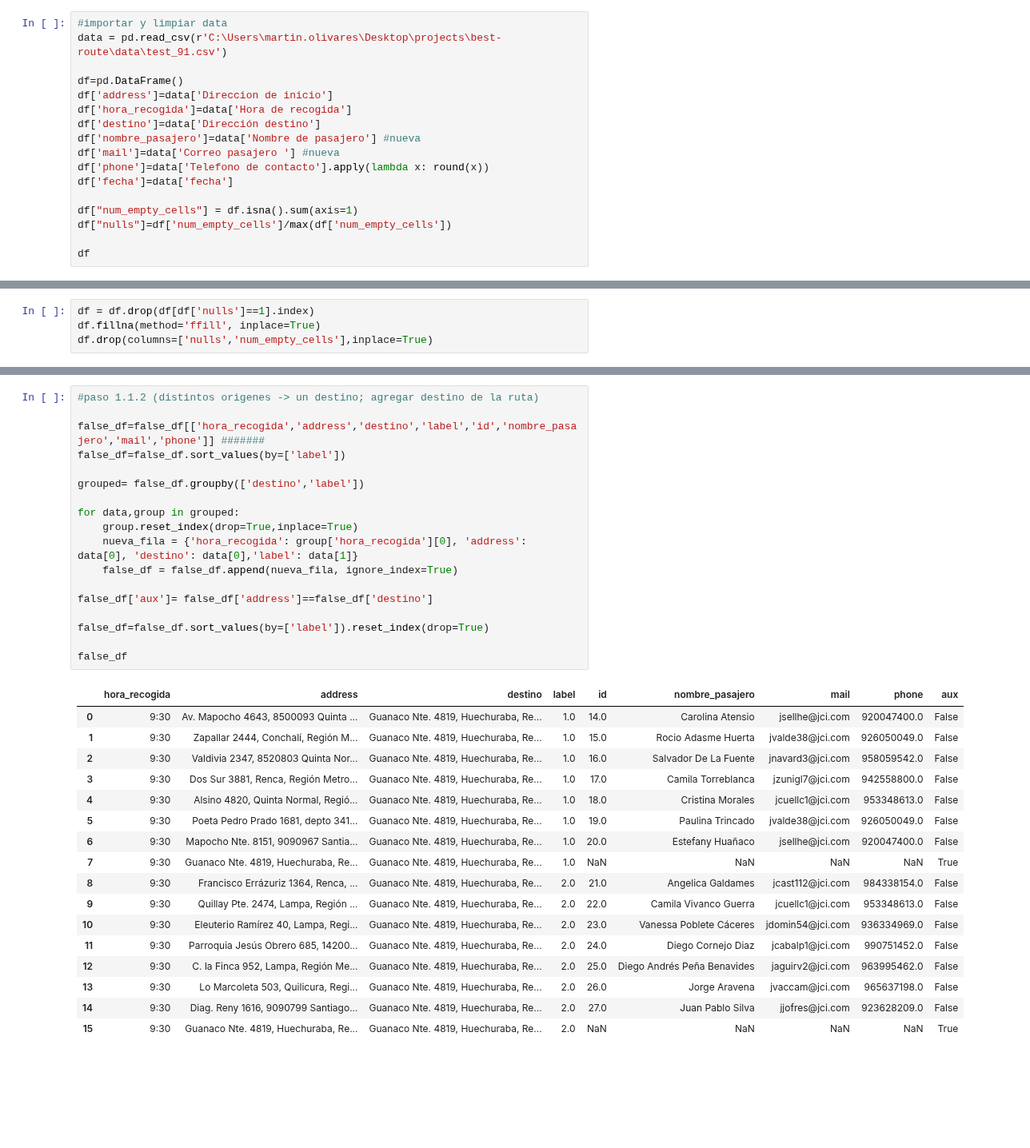
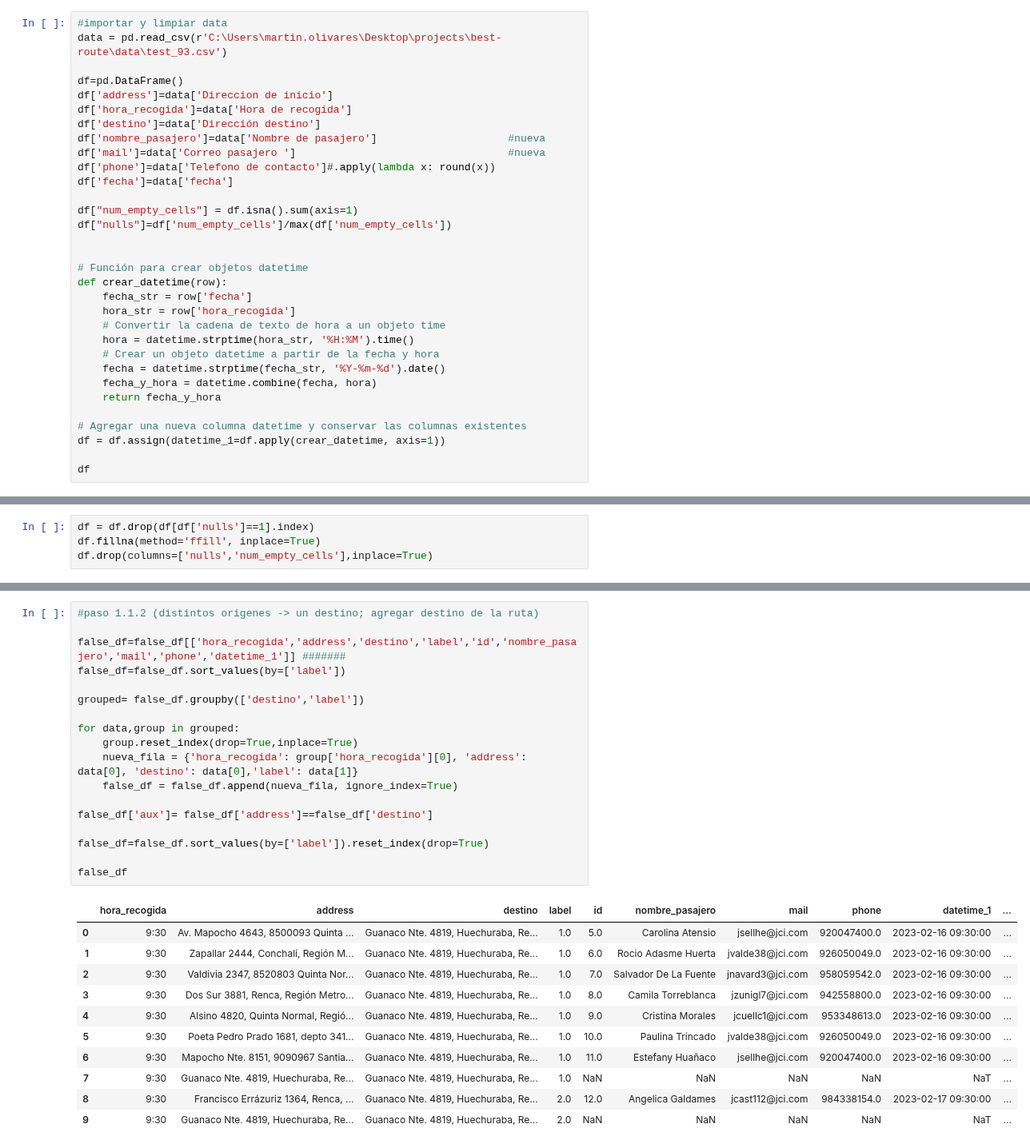
Before and after one commit to martinnnsss/best-route, a Jupyter notebook: routes_v3.1.ipynb, the cells around one changed output, grey strips where cells are left out. Shown at 80% size. Drawn from its saved outputs; the diff is of its cells as text; blank space fills up the shorter version.

```diff
--- a/routes_v3.1.ipynb
+++ b/routes_v3.1.ipynb
@@ -23,19 +23,34 @@ import warnings
 warnings.filterwarnings("ignore")
 # %%
 #importar y limpiar data
-data = pd.read_csv(r'C:\Users\martin.olivares\Desktop\projects\best-route\data\test_91.csv')
+data = pd.read_csv(r'C:\Users\martin.olivares\Desktop\projects\best-route\data\test_93.csv')
 
 df=pd.DataFrame()
 df['address']=data['Direccion de inicio']
 df['hora_recogida']=data['Hora de recogida']
 df['destino']=data['Dirección destino']
-df['nombre_pasajero']=data['Nombre de pasajero'] #nueva
-df['mail']=data['Correo pasajero '] #nueva
-df['phone']=data['Telefono de contacto'].apply(lambda x: round(x))
+df['nombre_pasajero']=data['Nombre de pasajero']                     #nueva
+df['mail']=data['Correo pasajero ']                                  #nueva
+df['phone']=data['Telefono de contacto']#.apply(lambda x: round(x))
 df['fecha']=data['fecha']
 
 df["num_empty_cells"] = df.isna().sum(axis=1)
 df["nulls"]=df['num_empty_cells']/max(df['num_empty_cells'])
 
+
+# Función para crear objetos datetime
+def crear_datetime(row):
+    fecha_str = row['fecha']
+    hora_str = row['hora_recogida']
+    # Convertir la cadena de texto de hora a un objeto time
+    hora = datetime.strptime(hora_str, '%H:%M').time()
+    # Crear un objeto datetime a partir de la fecha y hora
+    fecha = datetime.strptime(fecha_str, '%Y-%m-%d').date()
+    fecha_y_hora = datetime.combine(fecha, hora)
+    return fecha_y_hora
+
+# Agregar una nueva columna datetime y conservar las columnas existentes
+df = df.assign(datetime_1=df.apply(crear_datetime, axis=1))
+
 df
 # %% [output]
@@ -311,39 +327,33 @@ false_df
 # %%
 #paso 1.1.2 (distintos origenes -> un destino; agregar destino de la ruta)
 
-false_df=false_df[['hora_recogida','address','destino','label','id','nombre_pasajero','mail','phone']] #######
+false_df=false_df[['hora_recogida','address','destino','label','id','nombre_pasajero','mail','phone','datetime_1']] #######
 false_df=false_df.sort_values(by=['label'])
 
 grouped= false_df.groupby(['destino','label'])
 
 for data,group in grouped:
     group.reset_index(drop=True,inplace=True)
     nueva_fila = {'hora_recogida': group['hora_recogida'][0], 'address': data[0], 'destino': data[0],'label': data[1]}
     false_df = false_df.append(nueva_fila, ignore_index=True)
 
 false_df['aux']= false_df['address']==false_df['destino']
 
 false_df=false_df.sort_values(by=['label']).reset_index(drop=True)
 
 false_df
 # %% [output]
-|  | hora_recogida | address | destino | label | id | nombre_pasajero | mail | phone | aux |
-| 0 | 9:30 | Av. Mapocho 4643, 8500093 Quinta ... | Guanaco Nte. 4819, Huechuraba, Re... | 1.0 | 14.0 | Carolina Atensio | jsellhe@jci.com | 920047400.0 | False |
-| 1 | 9:30 | Zapallar 2444, Conchalí, Región M... | Guanaco Nte. 4819, Huechuraba, Re... | 1.0 | 15.0 | Rocio Adasme Huerta | jvalde38@jci.com | 926050049.0 | False |
-| 2 | 9:30 | Valdivia 2347, 8520803 Quinta Nor... | Guanaco Nte. 4819, Huechuraba, Re... | 1.0 | 16.0 | Salvador De La Fuente | jnavard3@jci.com | 958059542.0 | False |
-| 3 | 9:30 | Dos Sur 3881, Renca, Región Metro... | Guanaco Nte. 4819, Huechuraba, Re... | 1.0 | 17.0 | Camila Torreblanca | jzunigl7@jci.com | 942558800.0 | False |
-| 4 | 9:30 | Alsino 4820, Quinta Normal, Regió... | Guanaco Nte. 4819, Huechuraba, Re... | 1.0 | 18.0 | Cristina Morales | jcuellc1@jci.com | 953348613.0 | False |
-| 5 | 9:30 | Poeta Pedro Prado 1681, depto 341... | Guanaco Nte. 4819, Huechuraba, Re... | 1.0 | 19.0 | Paulina Trincado | jvalde38@jci.com | 926050049.0 | False |
-| 6 | 9:30 | Mapocho Nte. 8151, 9090967 Santia... | Guanaco Nte. 4819, Huechuraba, Re... | 1.0 | 20.0 | Estefany Huañaco | jsellhe@jci.com | 920047400.0 | False |
-| 7 | 9:30 | Guanaco Nte. 4819, Huechuraba, Re... | Guanaco Nte. 4819, Huechuraba, Re... | 1.0 | NaN | NaN | NaN | NaN | True |
-| 8 | 9:30 | Francisco Errázuriz 1364, Renca, ... | Guanaco Nte. 4819, Huechuraba, Re... | 2.0 | 21.0 | Angelica Galdames | jcast112@jci.com | 984338154.0 | False |
-| 9 | 9:30 | Quillay Pte. 2474, Lampa, Región ... | Guanaco Nte. 4819, Huechuraba, Re... | 2.0 | 22.0 | Camila Vivanco Guerra | jcuellc1@jci.com | 953348613.0 | False |
-| 10 | 9:30 | Eleuterio Ramírez 40, Lampa, Regi... | Guanaco Nte. 4819, Huechuraba, Re... | 2.0 | 23.0 | Vanessa Poblete Cáceres | jdomin54@jci.com | 936334969.0 | False |
-| 11 | 9:30 | Parroquia Jesús Obrero 685, 14200... | Guanaco Nte. 4819, Huechuraba, Re... | 2.0 | 24.0 | Diego Cornejo Diaz | jcabalp1@jci.com | 990751452.0 | False |
-| 12 | 9:30 | C. la Finca 952, Lampa, Región Me... | Guanaco Nte. 4819, Huechuraba, Re... | 2.0 | 25.0 | Diego Andrés Peña Benavides | jaguirv2@jci.com | 963995462.0 | False |
-| 13 | 9:30 | Lo Marcoleta 503, Quilicura, Regi... | Guanaco Nte. 4819, Huechuraba, Re... | 2.0 | 26.0 | Jorge Aravena | jvaccam@jci.com | 965637198.0 | False |
-| 14 | 9:30 | Diag. Reny 1616, 9090799 Santiago... | Guanaco Nte. 4819, Huechuraba, Re... | 2.0 | 27.0 | Juan Pablo Silva | jjofres@jci.com | 923628209.0 | False |
-| 15 | 9:30 | Guanaco Nte. 4819, Huechuraba, Re... | Guanaco Nte. 4819, Huechuraba, Re... | 2.0 | NaN | NaN | NaN | NaN | True |
+|  | hora_recogida | address | destino | label | id | nombre_pasajero | mail | phone | datetime_1 | ... |
+| 0 | 9:30 | Av. Mapocho 4643, 8500093 Quinta ... | Guanaco Nte. 4819, Huechuraba, Re... | 1.0 | 5.0 | Carolina Atensio | jsellhe@jci.com | 920047400.0 | 2023-02-16 09:30:00 | ... |
+| 1 | 9:30 | Zapallar 2444, Conchalí, Región M... | Guanaco Nte. 4819, Huechuraba, Re... | 1.0 | 6.0 | Rocio Adasme Huerta | jvalde38@jci.com | 926050049.0 | 2023-02-16 09:30:00 | ... |
+| 2 | 9:30 | Valdivia 2347, 8520803 Quinta Nor... | Guanaco Nte. 4819, Huechuraba, Re... | 1.0 | 7.0 | Salvador De La Fuente | jnavard3@jci.com | 958059542.0 | 2023-02-16 09:30:00 | ... |
+| 3 | 9:30 | Dos Sur 3881, Renca, Región Metro... | Guanaco Nte. 4819, Huechuraba, Re... | 1.0 | 8.0 | Camila Torreblanca | jzunigl7@jci.com | 942558800.0 | 2023-02-16 09:30:00 | ... |
+| 4 | 9:30 | Alsino 4820, Quinta Normal, Regió... | Guanaco Nte. 4819, Huechuraba, Re... | 1.0 | 9.0 | Cristina Morales | jcuellc1@jci.com | 953348613.0 | 2023-02-16 09:30:00 | ... |
+| 5 | 9:30 | Poeta Pedro Prado 1681, depto 341... | Guanaco Nte. 4819, Huechuraba, Re... | 1.0 | 10.0 | Paulina Trincado | jvalde38@jci.com | 926050049.0 | 2023-02-16 09:30:00 | ... |
+| 6 | 9:30 | Mapocho Nte. 8151, 9090967 Santia... | Guanaco Nte. 4819, Huechuraba, Re... | 1.0 | 11.0 | Estefany Huañaco | jsellhe@jci.com | 920047400.0 | 2023-02-16 09:30:00 | ... |
+| 7 | 9:30 | Guanaco Nte. 4819, Huechuraba, Re... | Guanaco Nte. 4819, Huechuraba, Re... | 1.0 | NaN | NaN | NaN | NaN | NaT | ... |
+| 8 | 9:30 | Francisco Errázuriz 1364, Renca, ... | Guanaco Nte. 4819, Huechuraba, Re... | 2.0 | 12.0 | Angelica Galdames | jcast112@jci.com | 984338154.0 | 2023-02-17 09:30:00 | ... |
+| 9 | 9:30 | Guanaco Nte. 4819, Huechuraba, Re... | Guanaco Nte. 4819, Huechuraba, Re... | 2.0 | NaN | NaN | NaN | NaN | NaT | ... |
 # %%
 #paso 1.1.3 (distintos origenes -> un destino; calcular la ruta más eficiente)
 
```
Also changed, not shown: parts of 11 cells of this notebook, 5 other files.
